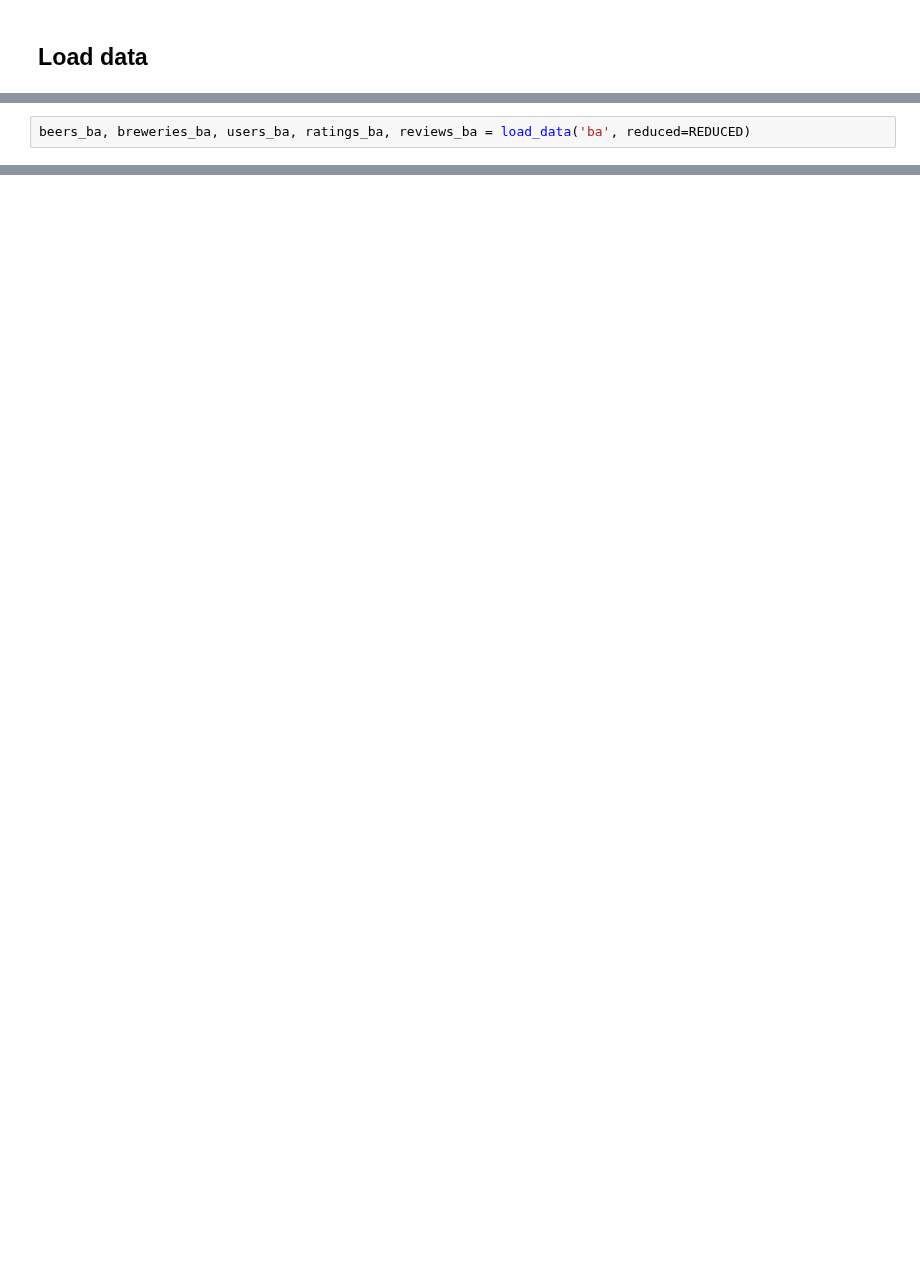
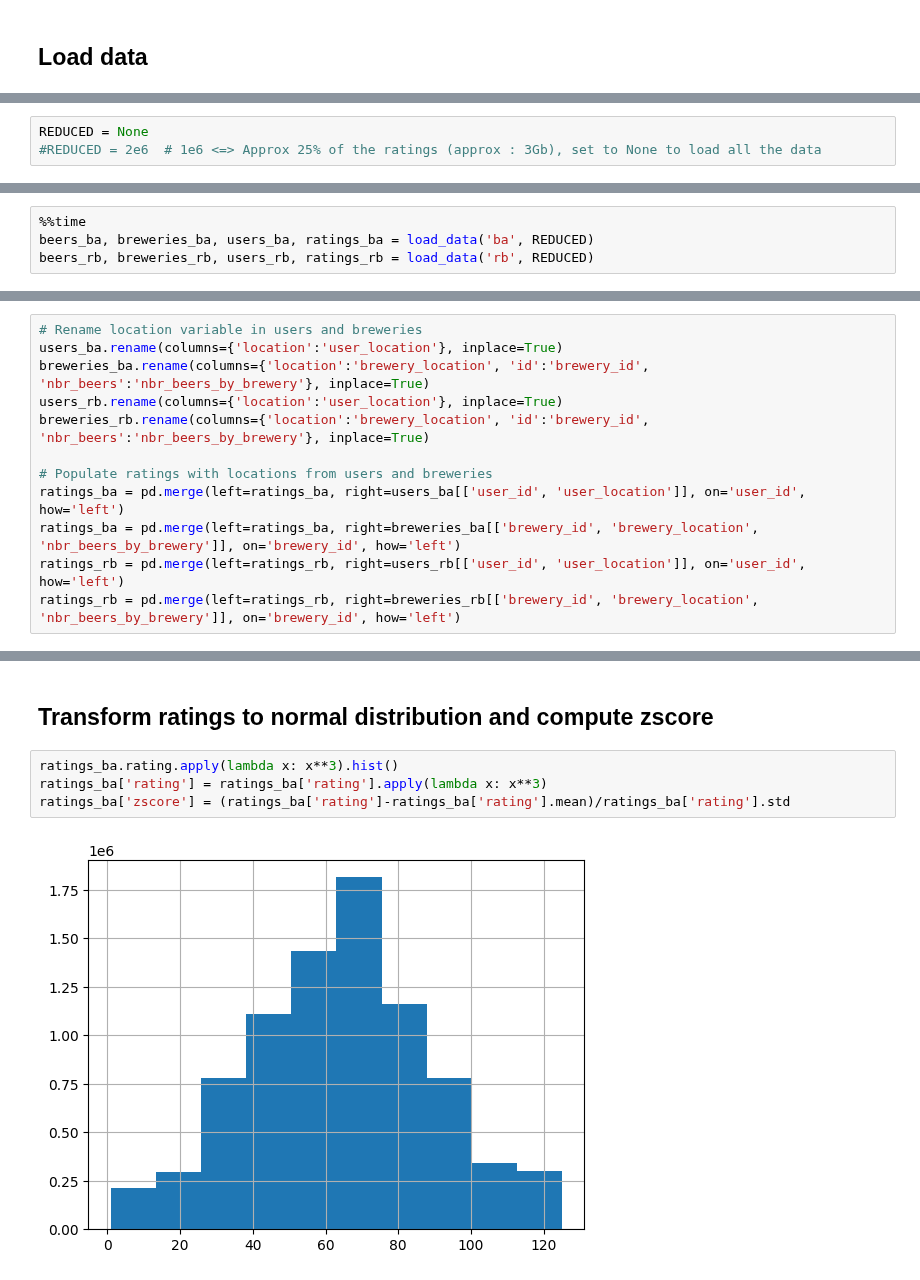
Before and after one commit to epfl-ada/ada-2023-project-dada, a Jupyter notebook: src/2.preprocess.ipynb, the cells around one changed output, grey strips where cells are left out. Drawn from its saved outputs; the diff is of its cells as text; blank space fills up the shorter version.

```diff
--- a/src/2.preprocess.ipynb
+++ b/src/2.preprocess.ipynb
@@ -37,0 +61,3 @@ REDUCED = 1e5  # Approx 0.1% of the reviews
+# %%
+REDUCED = None
+#REDUCED = 2e6  # 1e6 <=> Approx 25% of the ratings (approx : 3Gb), set to None to load all the data
@@ -38,2 +66,4 @@ REDUCED = 1e5  # Approx 0.1% of the reviews
 # %%
-beers_ba, breweries_ba, users_ba, ratings_ba, reviews_ba = load_data('ba', reduced=REDUCED)
+%%time
+beers_ba, breweries_ba, users_ba, ratings_ba = load_data('ba', REDUCED)
+beers_rb, breweries_rb, users_rb, ratings_rb = load_data('rb', REDUCED)
@@ -67,0 +131,12 @@ Avoid loading data you won't work with
+# %%
+# Rename location variable in users and breweries
+users_ba.rename(columns={'location':'user_location'}, inplace=True)
+breweries_ba.rename(columns={'location':'brewery_location', 'id':'brewery_id', 'nbr_beers':'nbr_beers_by_brewery'}, inplace=True)
+users_rb.rename(columns={'location':'user_location'}, inplace=True)
+breweries_rb.rename(columns={'location':'brewery_location', 'id':'brewery_id', 'nbr_beers':'nbr_beers_by_brewery'}, inplace=True)
+
+# Populate ratings with locations from users and breweries
+ratings_ba = pd.merge(left=ratings_ba, right=users_ba[['user_id', 'user_location']], on='user_id', how='left')
+ratings_ba = pd.merge(left=ratings_ba, right=breweries_ba[['brewery_id', 'brewery_location', 'nbr_beers_by_brewery']], on='brewery_id', how='left')
+ratings_rb = pd.merge(left=ratings_rb, right=users_rb[['user_id', 'user_location']], on='user_id', how='left')
+ratings_rb = pd.merge(left=ratings_rb, right=breweries_rb[['brewery_id', 'brewery_location', 'nbr_beers_by_brewery']], on='brewery_id', how='left')
@@ -67,0 +147,8 @@ Avoid loading data you won't work with
+# %% [markdown]
+## Transform ratings to normal distribution and compute zscore
+# %%
+ratings_ba.rating.apply(lambda x: x**3).hist()
+ratings_ba['rating'] = ratings_ba['rating'].apply(lambda x: x**3)
+ratings_ba['zscore'] = (ratings_ba['rating']-ratings_ba['rating'].mean)/ratings_ba['rating'].std
+# %% [output]
+[figure, added]
```
Also changed, not shown: parts of 26 cells of this notebook, 3 other files.
